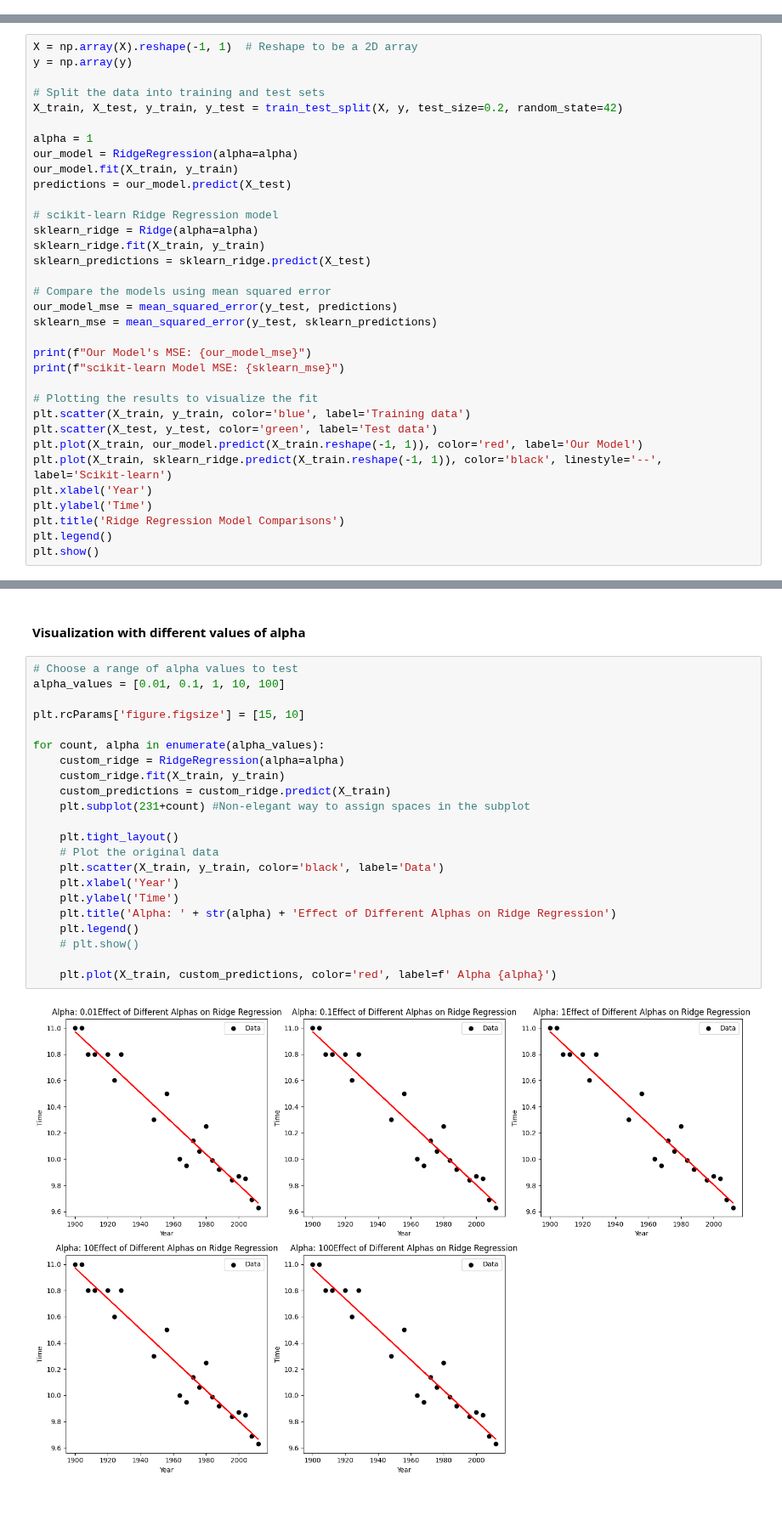
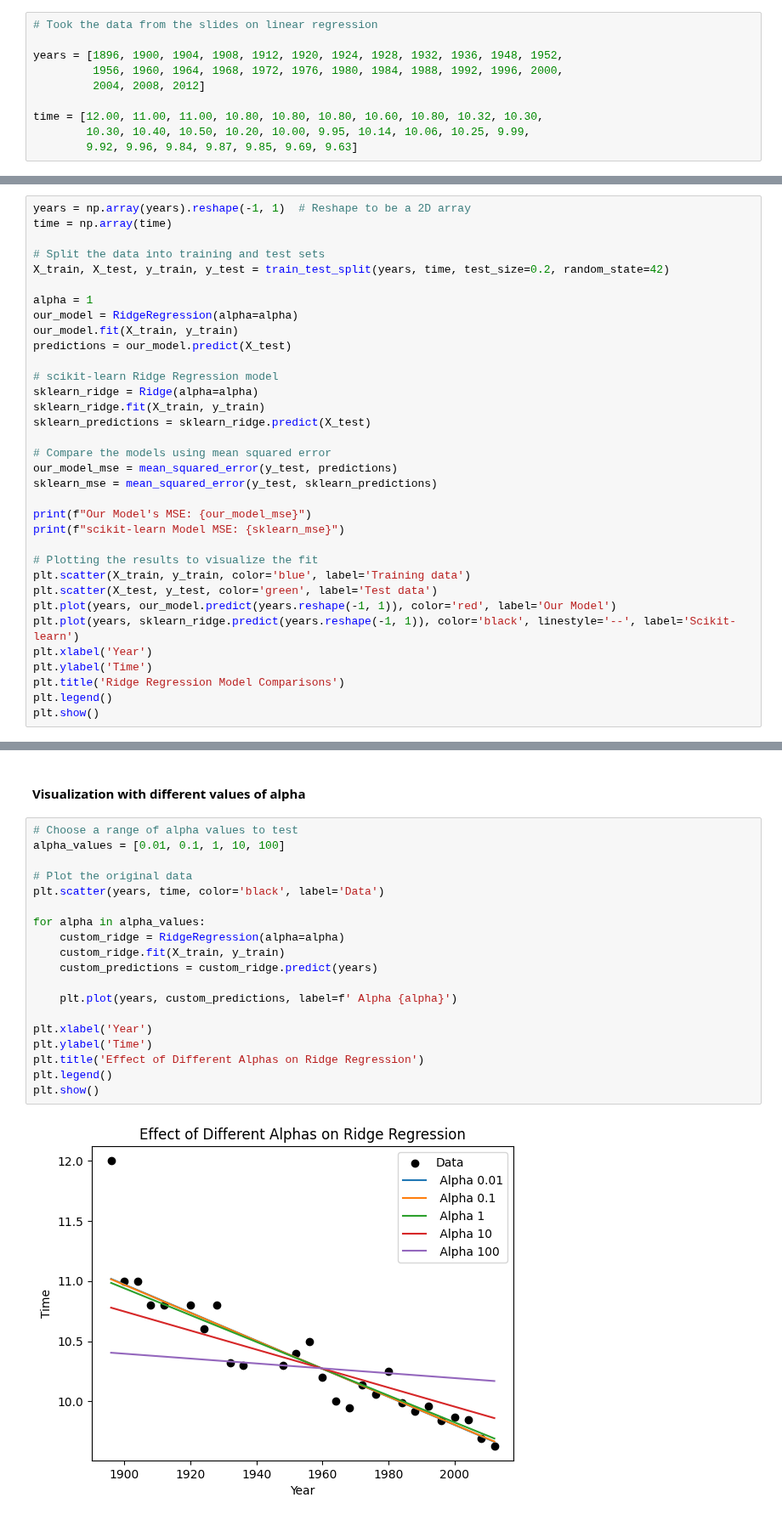
Before and after one commit to setrar/MALIS, a Jupyter notebook: projects/proj3/ridge.ipynb, the cells around one changed output, grey strips where cells are left out. Shown at 85% size. Drawn from its saved outputs; the diff is of its cells as text.

```diff
--- a/projects/proj3/ridge.ipynb
+++ b/projects/proj3/ridge.ipynb
@@ -27,0 +7,10 @@ from ridge import RidgeRegression
+# %%
+# Took the data from the slides on linear regression
+
+years = [1896, 1900, 1904, 1908, 1912, 1920, 1924, 1928, 1932, 1936, 1948, 1952,
+         1956, 1960, 1964, 1968, 1972, 1976, 1980, 1984, 1988, 1992, 1996, 2000,
+         2004, 2008, 2012]
+
+time = [12.00, 11.00, 11.00, 10.80, 10.80, 10.80, 10.60, 10.80, 10.32, 10.30,
+        10.30, 10.40, 10.50, 10.20, 10.00, 9.95, 10.14, 10.06, 10.25, 9.99,
+        9.92, 9.96, 9.84, 9.87, 9.85, 9.69, 9.63]
@@ -28,9 +43,9 @@ from ridge import RidgeRegression
 # %%
-X = np.array(X).reshape(-1, 1)  # Reshape to be a 2D array
-y = np.array(y)
+years = np.array(years).reshape(-1, 1)  # Reshape to be a 2D array
+time = np.array(time)
 
 # Split the data into training and test sets
-X_train, X_test, y_train, y_test = train_test_split(X, y, test_size=0.2, random_state=42)
+X_train, X_test, y_train, y_test = train_test_split(years, time, test_size=0.2, random_state=42)
 
 alpha = 1
 our_model = RidgeRegression(alpha=alpha)
@@ -52,8 +67,8 @@ print(f"scikit-learn Model MSE: {sklearn_mse}")
 # Plotting the results to visualize the fit
 plt.scatter(X_train, y_train, color='blue', label='Training data')
 plt.scatter(X_test, y_test, color='green', label='Test data')
-plt.plot(X_train, our_model.predict(X_train.reshape(-1, 1)), color='red', label='Our Model')
-plt.plot(X_train, sklearn_ridge.predict(X_train.reshape(-1, 1)), color='black', linestyle='--', label='Scikit-learn')
+plt.plot(years, our_model.predict(years.reshape(-1, 1)), color='red', label='Our Model')
+plt.plot(years, sklearn_ridge.predict(years.reshape(-1, 1)), color='black', linestyle='--', label='Scikit-learn')
 plt.xlabel('Year')
 plt.ylabel('Time')
 plt.title('Ridge Regression Model Comparisons')
@@ -68,26 +83,23 @@ scikit-learn Model MSE: 0.18584114069831545
 # %%
 # Choose a range of alpha values to test
 alpha_values = [0.01, 0.1, 1, 10, 100]
 
-plt.rcParams['figure.figsize'] = [15, 10]
+# Plot the original data
+plt.scatter(years, time, color='black', label='Data')
 
-for count, alpha in enumerate(alpha_values):
+for alpha in alpha_values:
     custom_ridge = RidgeRegression(alpha=alpha)
     custom_ridge.fit(X_train, y_train)
-    custom_predictions = custom_ridge.predict(X_train)
-    plt.subplot(231+count) #Non-elegant way to assign spaces in the subplot
+    custom_predictions = custom_ridge.predict(years)
 
-    plt.tight_layout()
-    # Plot the original data
-    plt.scatter(X_train, y_train, color='black', label='Data')
-    plt.xlabel('Year')
-    plt.ylabel('Time')
-    plt.title('Alpha: ' + str(alpha) + 'Effect of Different Alphas on Ridge Regression')
-    plt.legend()
-    # plt.show()
+    plt.plot(years, custom_predictions, label=f' Alpha {alpha}')
 
-    plt.plot(X_train, custom_predictions, color='red', label=f' Alpha {alpha}')
+plt.xlabel('Year')
+plt.ylabel('Time')
+plt.title('Effect of Different Alphas on Ridge Regression')
+plt.legend()
+plt.show()
 # %% [output]
-[figure, old version]
+[figure, new version]
 # %% [markdown]
 #### References
```
Also changed, not shown: parts of 8 cells of this notebook, 1 other file.
